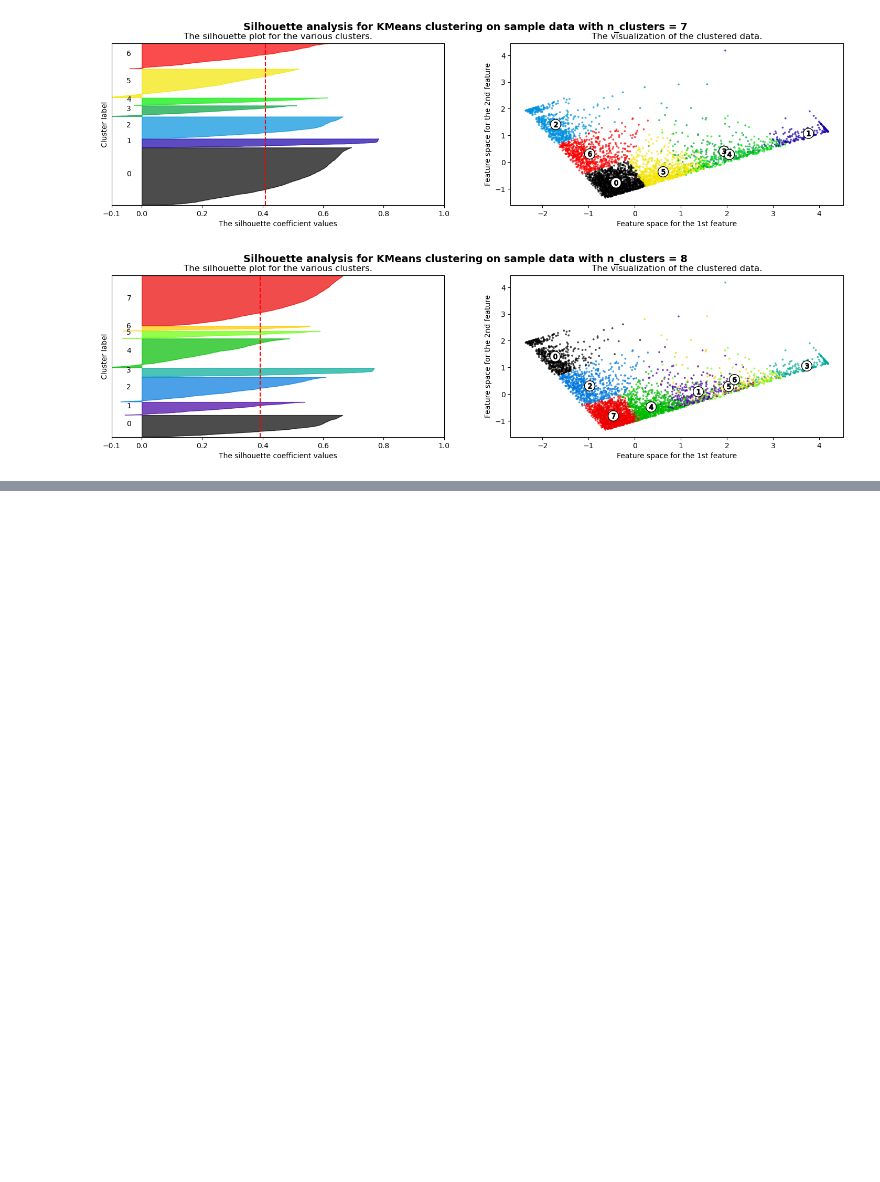
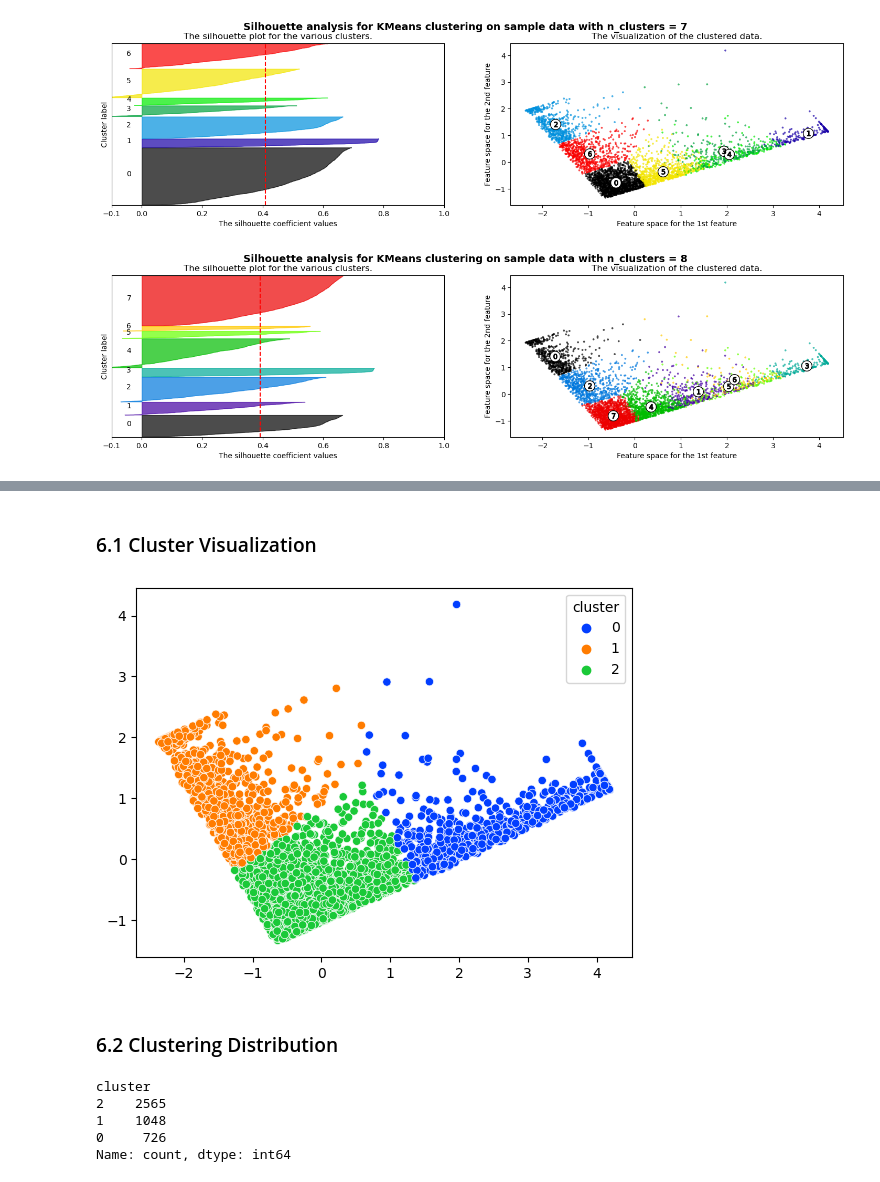
Before and after one commit to FTDS-assignment-bay/p2-final-project-p2-final-project-ftds-011-hck-group-001, a Jupyter notebook: Copy_of_coba_project.ipynb, the cells around one changed output, grey strips where cells are left out. Saved outputs shown, nothing was run; the diff lists cells and outputs as text; code cells hidden in the pictures; blank space fills up the shorter version.

Commit message:
clust-mark

```diff
--- a/Copy_of_coba_project.ipynb
+++ b/Copy_of_coba_project.ipynb
@@ -685,0 +690,19 @@ For n_clusters = 8 The average silhouette_score is : 0.39126640024345466
+# %%
+from sklearn.cluster import KMeans
+
+scaler = StandardScaler()
+pca = PCA(n_components=0.95)
+km = KMeans(n_clusters = 3, init = 'k-means++', max_iter = 300, n_init = 10, random_state = random_state)
+
+ct = ColumnTransformer([
+    ('scaler', scaler, list(rfm.columns))
+])
+
+model = Pipeline([
+    ('preprocessing', ct),
+    ('pca', pca),
+    ('model', km),
+
+])
+
+pred = model.fit_predict(rfm)
@@ -685,0 +711,4 @@ For n_clusters = 8 The average silhouette_score is : 0.39126640024345466
+# %%
+# pembuatan kolom cluster
+rfm['cluster'] = pred
+rfm.sample(7)
@@ -685,0 +729,23 @@ For n_clusters = 8 The average silhouette_score is : 0.39126640024345466
+# %% [markdown]
+### 6.1 Cluster Visualization
+# %%
+# Cluster visualization in 2D
+
+pca_2d = PCA(n_components=2)
+pca_2d.fit(rfm_scaled)
+
+rfm_scaled_pca_2d = pca_2d.fit_transform(rfm_scaled)
+
+sns.scatterplot(x=rfm_scaled_pca_2d[:,0], y=rfm_scaled_pca_2d[:,1], hue=rfm['cluster'], palette='bright');
+# %% [output]
+[figure, added]
+# %% [markdown]
+### 6.2 Clustering Distribution
+# %%
+rfm['cluster'].value_counts()
+# %% [output]
+cluster
+2    2565
+1    1048
+0     726
+Name: count, dtype: int64
```
Also changed, not shown: parts of 15 cells of this notebook.
